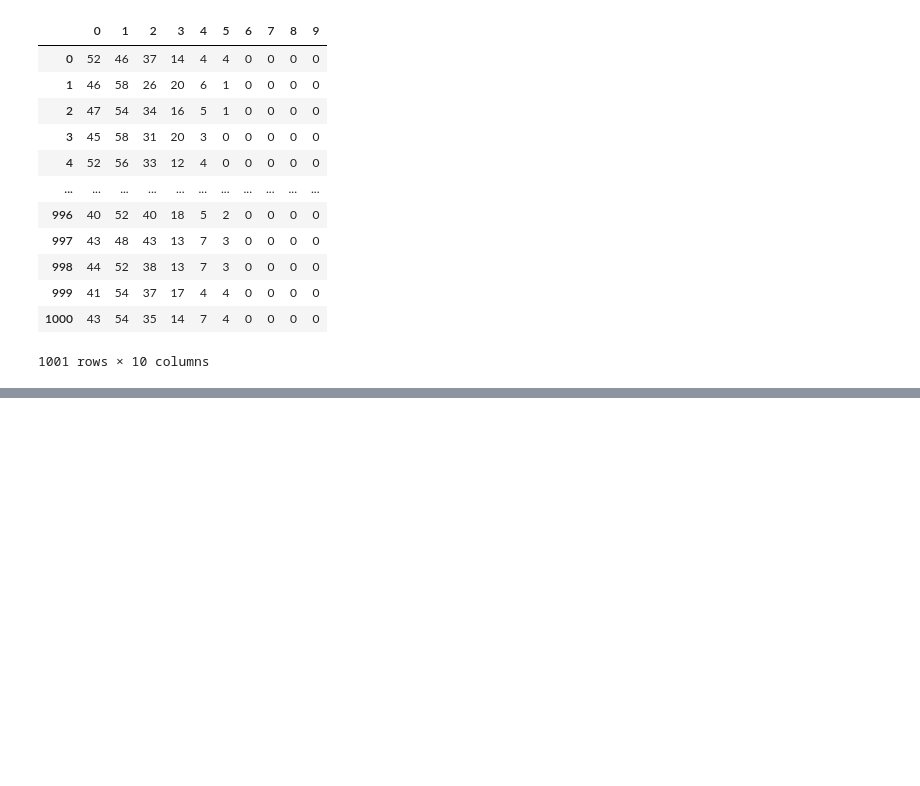
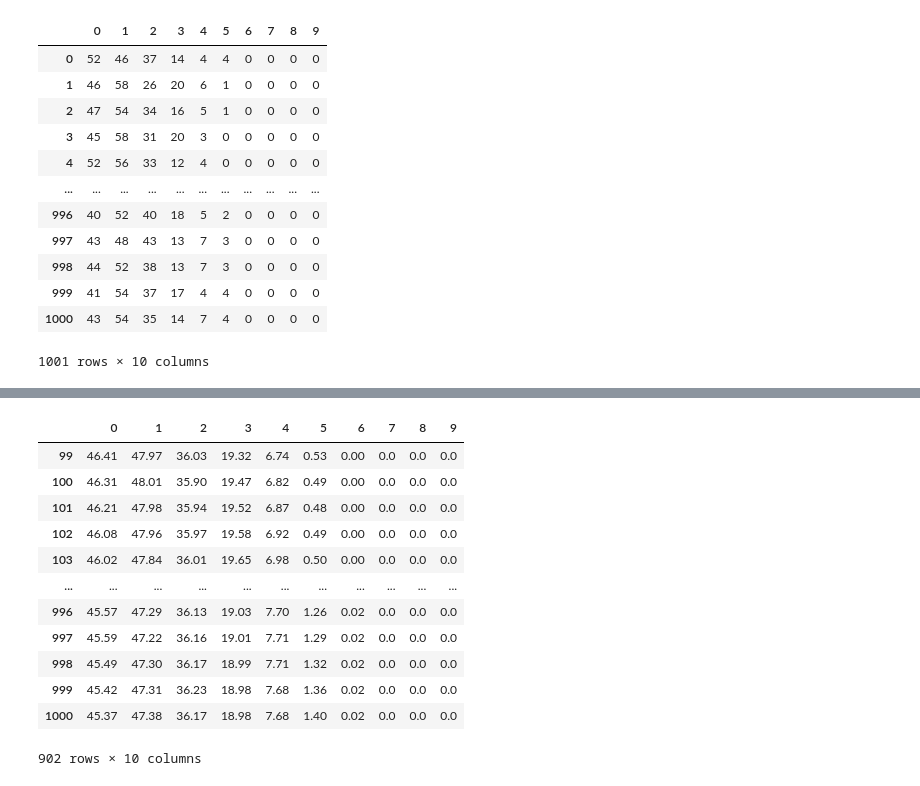
Before and after one commit to avi1299/KDP_Clustering, a Jupyter notebook: Clustering_Metric.ipynb, the cells around one changed output, grey strips where cells are left out. Drawn from its saved outputs; the diff is of its cells as text; code cells hidden in the pictures; blank space fills up the shorter version.

```diff
--- a/Clustering_Metric.ipynb
+++ b/Clustering_Metric.ipynb
@@ -130,0 +132,7 @@ plt.bar(bar_graph_df.columns,bar_graph_df.loc[0,:])
+# %%
+Kstats=pd.read_csv("./bin/Kstatistics.dat",header=None,index_col=None,sep=" ")
+Kstats=Kstats.drop(axis=1, columns=Kstats.shape[1]-1)
+#cluster_size_count.columns=range(1,cluster_size_count.shape[1]+1)
+no_of_molecules=Kstats.shape[1]
+#Kstats.shape[1]
+Kstats
@@ -183,3 +240,21 @@ plt.show()
+# %%
+bar_graph_df=kstats_rolling.copy()
+bar_graph_df.drop(bar_graph_df.loc[:,10:no_of_molecules],axis=1,inplace=True)
+bar_graph_df
+# %% [output]
+|  | 0 | 1 | 2 | 3 | 4 | 5 | 6 | 7 | 8 | 9 |
+| 99 | 46.41 | 47.97 | 36.03 | 19.32 | 6.74 | 0.53 | 0.00 | 0.0 | 0.0 | 0.0 |
+| 100 | 46.31 | 48.01 | 35.90 | 19.47 | 6.82 | 0.49 | 0.00 | 0.0 | 0.0 | 0.0 |
+| 101 | 46.21 | 47.98 | 35.94 | 19.52 | 6.87 | 0.48 | 0.00 | 0.0 | 0.0 | 0.0 |
+| 102 | 46.08 | 47.96 | 35.97 | 19.58 | 6.92 | 0.49 | 0.00 | 0.0 | 0.0 | 0.0 |
+| 103 | 46.02 | 47.84 | 36.01 | 19.65 | 6.98 | 0.50 | 0.00 | 0.0 | 0.0 | 0.0 |
+| ... | ... | ... | ... | ... | ... | ... | ... | ... | ... | ... |
+| 996 | 45.57 | 47.29 | 36.13 | 19.03 | 7.70 | 1.26 | 0.02 | 0.0 | 0.0 | 0.0 |
+| 997 | 45.59 | 47.22 | 36.16 | 19.01 | 7.71 | 1.29 | 0.02 | 0.0 | 0.0 | 0.0 |
+| 998 | 45.49 | 47.30 | 36.17 | 18.99 | 7.71 | 1.32 | 0.02 | 0.0 | 0.0 | 0.0 |
+| 999 | 45.42 | 47.31 | 36.23 | 18.98 | 7.68 | 1.36 | 0.02 | 0.0 | 0.0 | 0.0 |
+| 1000 | 45.37 | 47.38 | 36.17 | 18.98 | 7.68 | 1.40 | 0.02 | 0.0 | 0.0 | 0.0 |
+902 rows × 10 columns
 # %%
 fig = plt.figure()
 bar = ''
```
Also changed, not shown: parts of 10 cells of this notebook, 7 other files.
